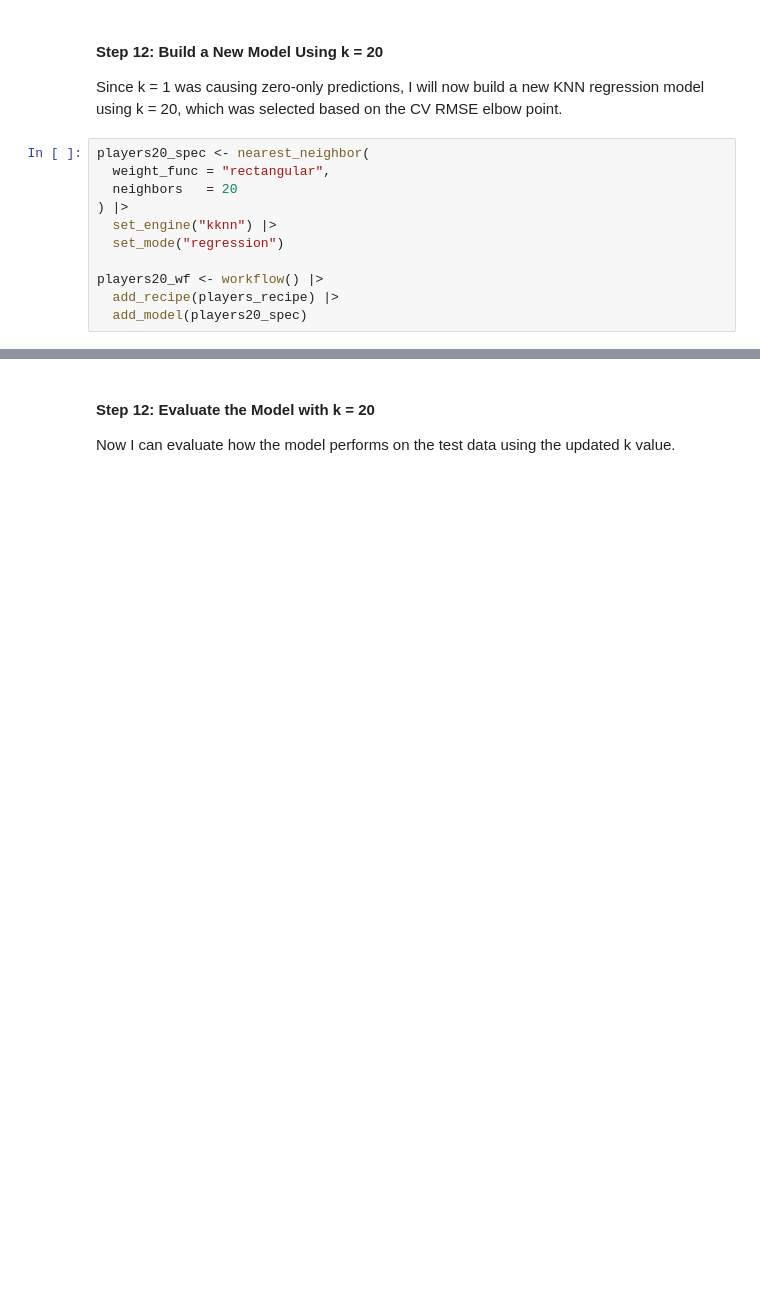
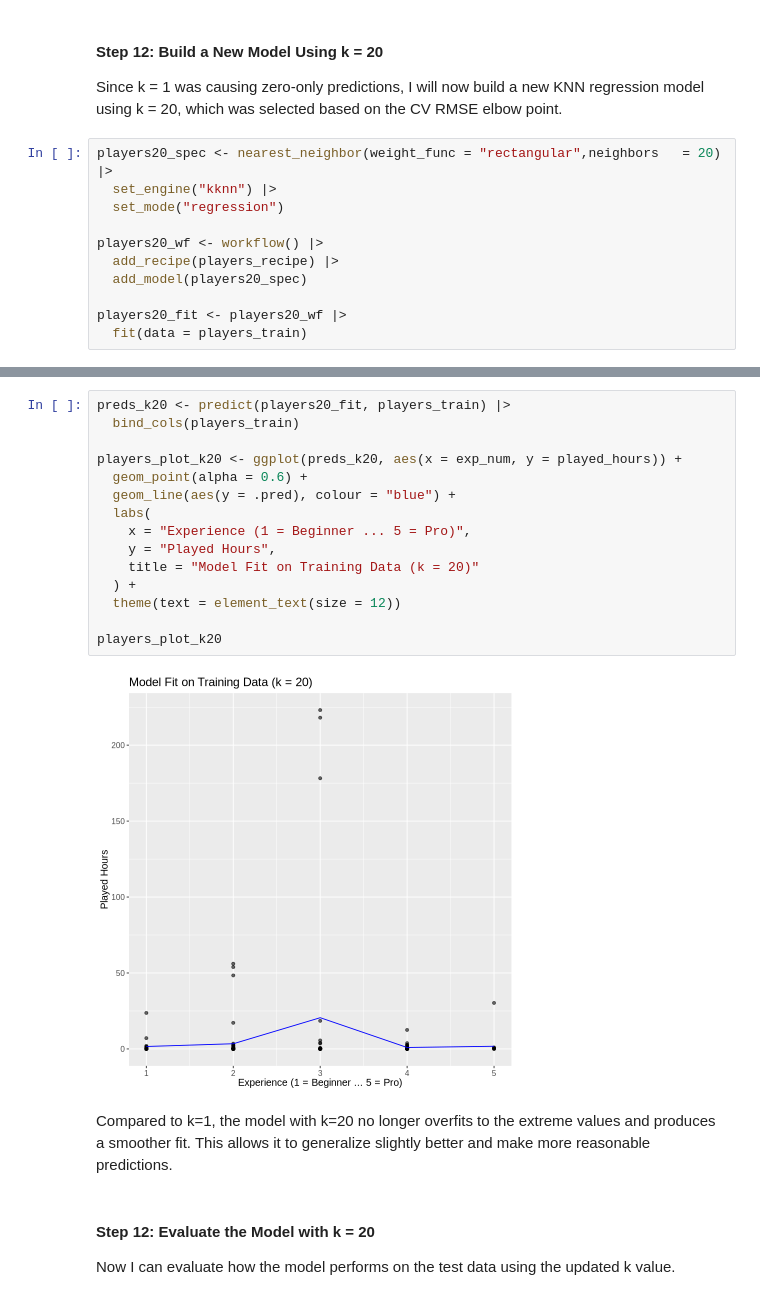
Before and after one commit to anroopchandi/datasci_project, a Jupyter notebook: Project-Notebook.ipynb, the cells around one changed output, grey strips where cells are left out. Drawn from its saved outputs; the diff is of its cells as text; blank space fills up the shorter version.

```diff
--- a/Project-Notebook.ipynb
+++ b/Project-Notebook.ipynb
@@ -345,13 +364,13 @@ Following a similar approach, I look at my own CV-RMSE vs. k plot and notice tha
 
 Since k = 1 was causing zero-only predictions, I will now build a new KNN regression model using k = 20, which was selected based on the CV RMSE elbow point.
 # %%
-players20_spec <- nearest_neighbor(
-  weight_func = "rectangular",
-  neighbors   = 20
-) |>
+players20_spec <- nearest_neighbor(weight_func = "rectangular",neighbors   = 20) |>
   set_engine("kknn") |>
   set_mode("regression")
 
 players20_wf <- workflow() |>
   add_recipe(players_recipe) |>
   add_model(players20_spec)
+
+players20_fit <- players20_wf |>
+  fit(data = players_train)
@@ -358,3 +380,22 @@ players20_wf <- workflow() |>
+# %%
+preds_k20 <- predict(players20_fit, players_train) |>
+  bind_cols(players_train)
+
+players_plot_k20 <- ggplot(preds_k20, aes(x = exp_num, y = played_hours)) +
+  geom_point(alpha = 0.6) +
+  geom_line(aes(y = .pred), colour = "blue") +
+  labs(
+    x = "Experience (1 = Beginner ... 5 = Pro)",
+    y = "Played Hours",
+    title = "Model Fit on Training Data (k = 20)"
+  ) +
+  theme(text = element_text(size = 12))
+
+players_plot_k20
+# %% [output]
+[figure, added]
+# %% [markdown]
+Compared to k=1, the model with k=20 no longer overfits to the extreme values and produces a smoother fit. This allows it to generalize slightly better and make more reasonable predictions.
 # %% [markdown]
 #### **Step 12: Evaluate the Model with k = 20**
 
```
Also changed, not shown: parts of 23 cells of this notebook.
